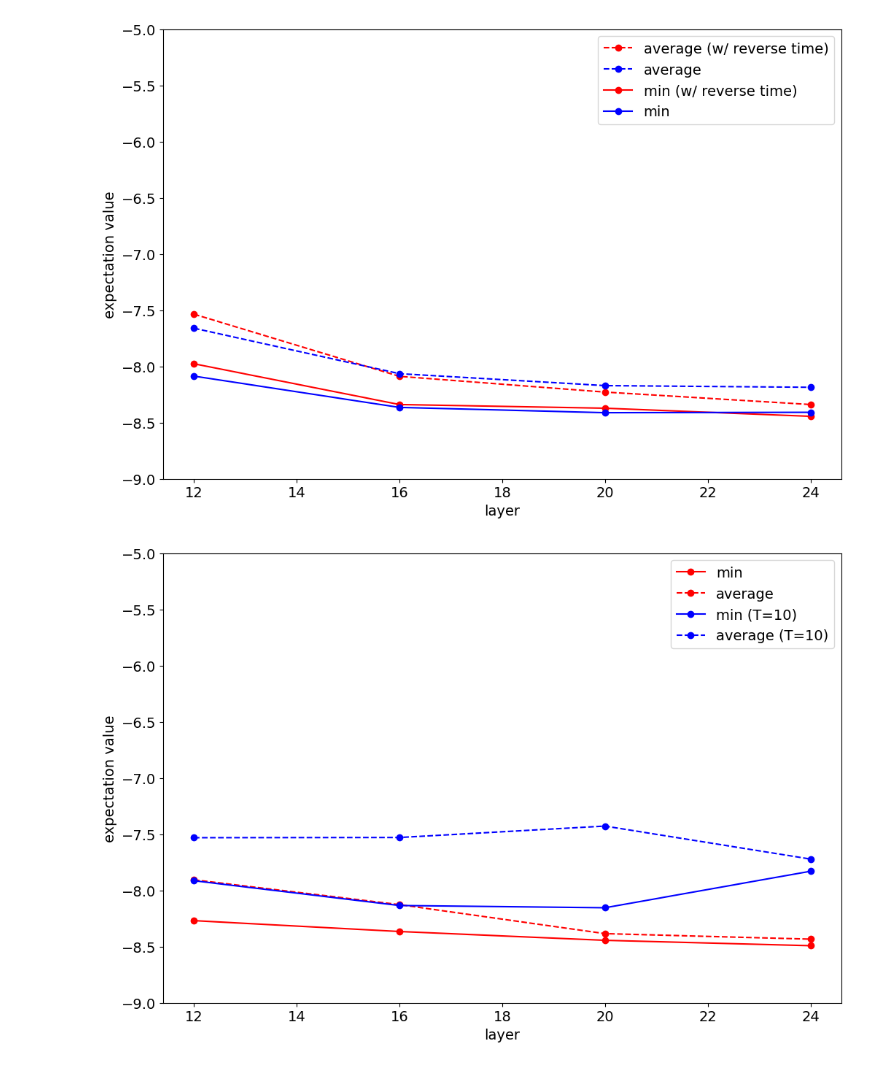
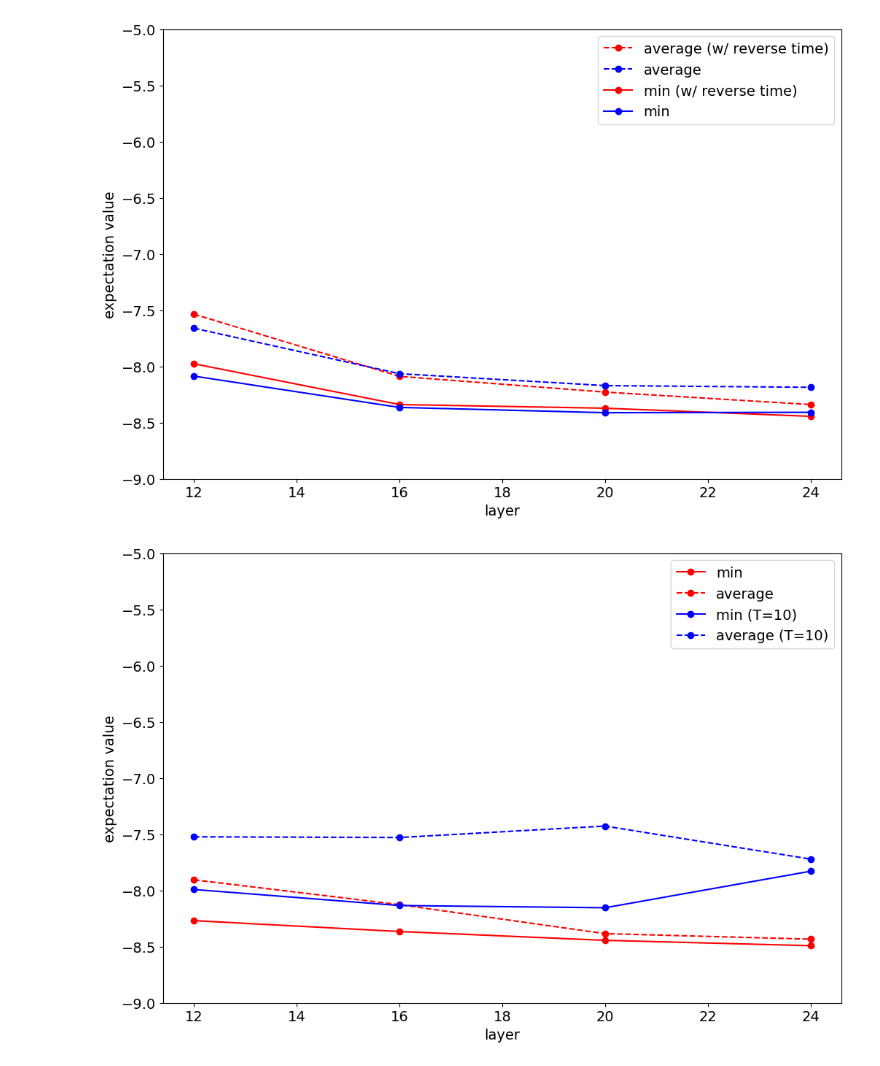
Before and after one commit to tanan/qsimu, a Jupyter notebook: qulacs/apps/notebook/time_v2.ipynb, the cells around one changed output. Saved outputs shown, nothing was run; the diff lists cells and outputs as text; code cells hidden in the pictures.

```diff
--- a/qulacs/apps/notebook/time_v2.ipynb
+++ b/qulacs/apps/notebook/time_v2.ipynb
@@ -122,13 +122,13 @@ plt.savefig('./images/indirect_xy_bounds_expectation_reverse_time.png')
 # %%
 # initial t dependency
 
 create_expectation_graph("")
 # plt.hlines(exact_value, min(d_plot_list['depth']), max(d_plot_list['depth']), colors='black', linestyles='dashed', label='exact value')
-plt.plot(plot_list['indirect_xy--1-1-None-None-false-false-duration-depth'], plot_list['indirect_xy--1-1-None-None-false-false-duration-cost-min'], marker='o', color='red', label='min')
-plt.plot(plot_list['indirect_xy--1-1-None-None-false-false-duration-depth'], plot_list['indirect_xy--1-1-None-None-false-false-duration-cost-mean'], marker='o', color='red', linestyle="dashed", label='average')
-plt.plot(plot_list['indirect_xy--10-10-None-None-false-false-duration-depth'], plot_list['indirect_xy--10-10-None-None-false-false-duration-cost-min'], marker='o', color='blue', label='min (T=10)')
-plt.plot(plot_list['indirect_xy--10-10-None-None-false-false-duration-depth'], plot_list['indirect_xy--10-10-None-None-false-false-duration-cost-mean'], marker='o', color='blue', linestyle="dashed", label='average (T=10)')
+plt.plot(plot_list['indirect_xy--1-1-None-None-false-false-None-depth'], plot_list['indirect_xy--1-1-None-None-false-false-None-cost-min'], marker='o', color='red', label='min')
+plt.plot(plot_list['indirect_xy--1-1-None-None-false-false-None-depth'], plot_list['indirect_xy--1-1-None-None-false-false-None-cost-mean'], marker='o', color='red', linestyle="dashed", label='average')
+plt.plot(plot_list['indirect_xy--10-10-None-None-false-false-None-depth'], plot_list['indirect_xy--10-10-None-None-false-false-None-cost-min'], marker='o', color='blue', label='min (T=10)')
+plt.plot(plot_list['indirect_xy--10-10-None-None-false-false-None-depth'], plot_list['indirect_xy--10-10-None-None-false-false-None-cost-mean'], marker='o', color='blue', linestyle="dashed", label='average (T=10)')
 plt.legend()
 plt.savefig('./images/indirect_xy_unbounds_expectation_for_each_time.png')
 # %% [output]
-[figure, old version]
+[figure, new version]
```
Also changed, not shown: parts of 5 cells of this notebook, 5 other files.
